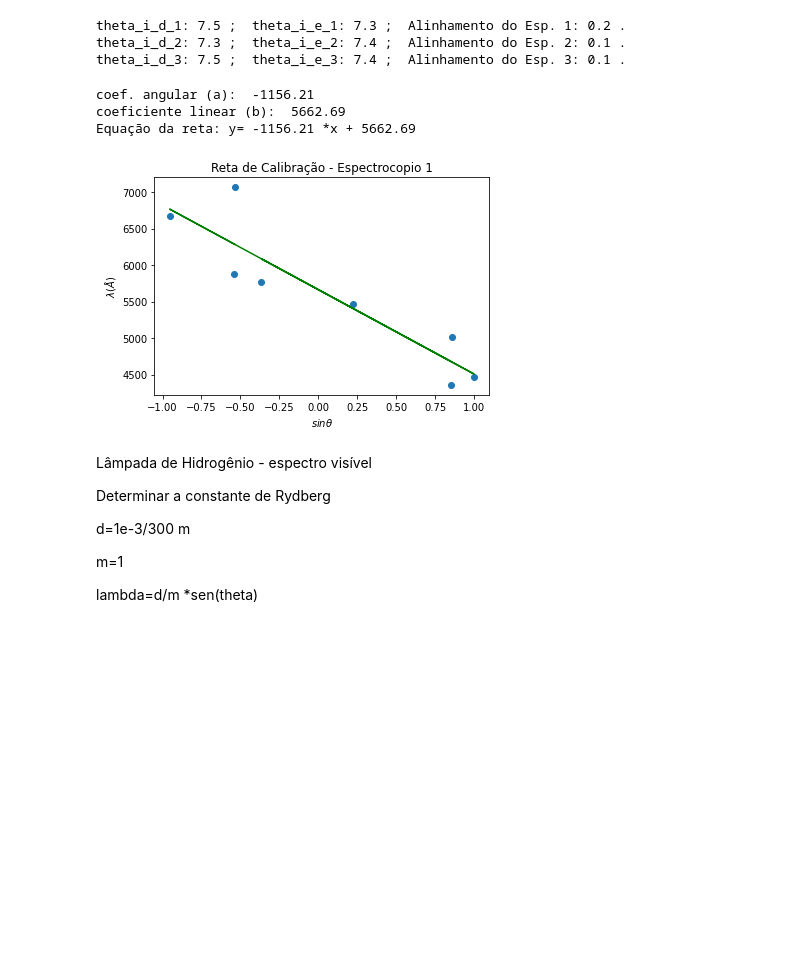
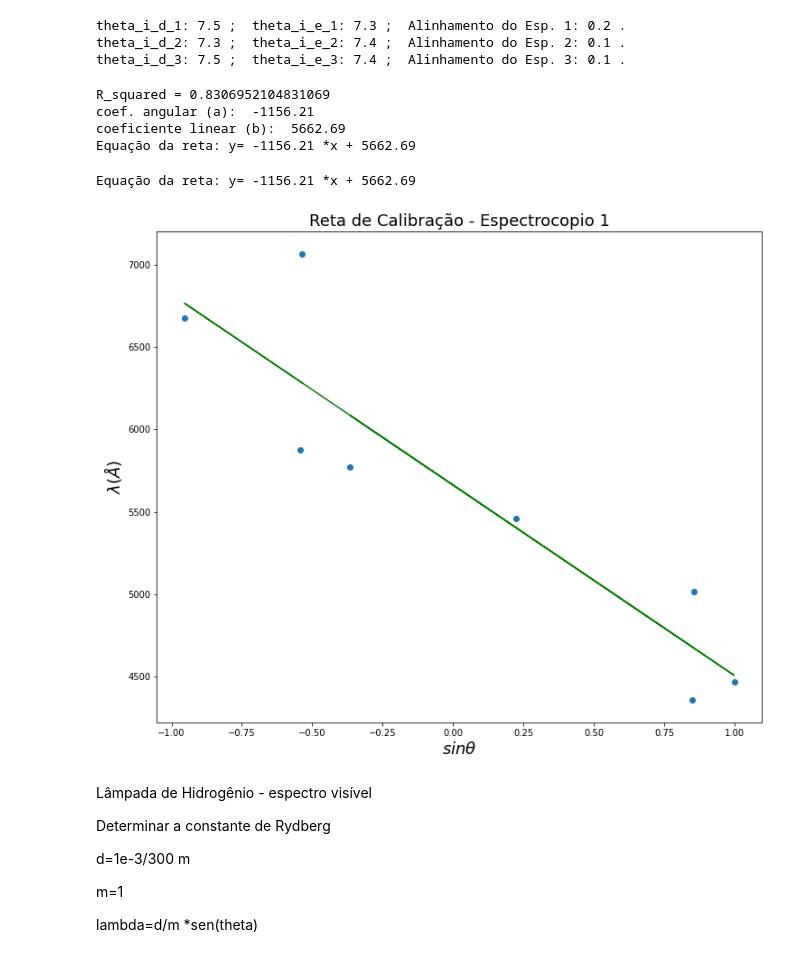
Before and after one commit to elizamelo/LabFis04, a Jupyter notebook: LabFis4Espectroscopia_0.ipynb, the cells around one changed output. Cells and saved outputs as stored; diff of their text form; code cells hidden in the pictures; blank space fills up the shorter version.

```diff
--- a/LabFis4Espectroscopia_0.ipynb
+++ b/LabFis4Espectroscopia_0.ipynb
@@ -65,23 +65,28 @@ b = ybar - a*xbar #coeficiente linear estimado
 yest = a*xdata + b # função estimada
 
 R_squared = np.sum((yest-ybar)**2)/np.sum((ydata-ybar)**2) #coef. de determinação
+print("R_squared =",R_squared)
 print("coef. angular (a): ", np.round(a,2))
 print("coeficiente linear (b): ", np.round(b,2))
 print("Equação da reta: y=",np.round(a,2),"*x +", np.round(b,2))
 # %% [output]
+R_squared = 0.8306952104831069
 coef. angular (a):  -1156.21
 coeficiente linear (b):  5662.69
 Equação da reta: y= -1156.21 *x + 5662.69
 # %%
-plt.figure()
+print("Equação da reta: y=",np.round(a,2),"*x +", np.round(b,2))
+plt.figure( figsize=(12,10))
 plt.plot(xdata, yest, 'g', label = "fitted curve")
 plt.scatter(xdata, ydata, label = "data")
-plt.xlabel(r'$sin\theta$')#r'$\sigma_i=23$'
-plt.ylabel(r'$\lambda(\AA)$' )
-plt.title('Reta de Calibração - Espectrocopio 1')
+plt.xlabel(r'$sin\theta$', fontsize=18)#r'$\sigma_i=23$'
+plt.ylabel(r'$\lambda(\AA)$', fontsize=18 )
+plt.title('Reta de Calibração - Espectrocopio 1', fontsize=18)
+
 plt.show()
 # %% [output]
+Equação da reta: y= -1156.21 *x + 5662.69
-[figure, old version]
+[figure, new version]
 # %% [markdown]
 Lâmpada de Hidrogênio - espectro visível
 
```
Also changed, not shown: parts of 1 cell of this notebook.
